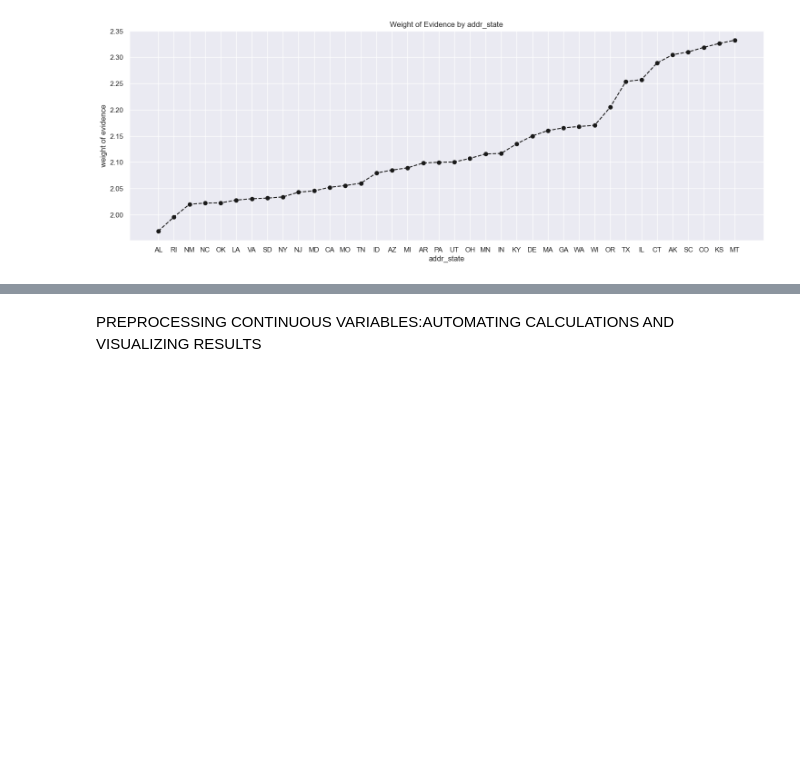
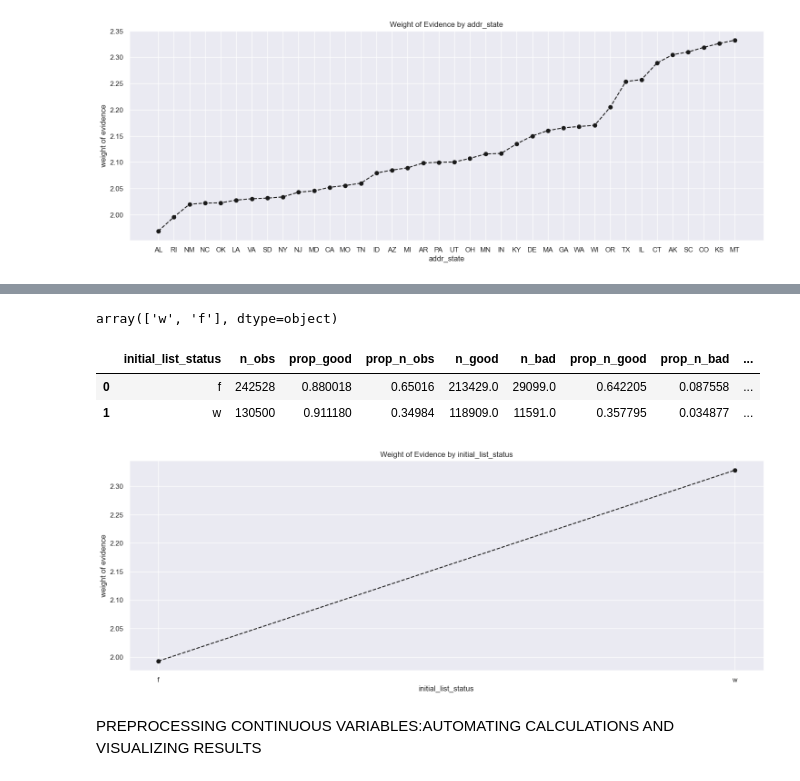
Before and after one commit to UpadhyayShweta/credit_risk_analysis, a Jupyter notebook: CreditRiskAnalysis_preprocessing_1.ipynb, the cells around one changed output, grey strips where cells are left out. Drawn from its saved outputs; the diff is of its cells as text; code cells hidden in the pictures; blank space fills up the shorter version.

```diff
--- a/CreditRiskAnalysis_preprocessing_1.ipynb
+++ b/CreditRiskAnalysis_preprocessing_1.ipynb
@@ -909,9 +968,21 @@ df_inputs_prepr['purpose:educ_sm_b_wedd_ren_en_mov_house']=sum([df_inputs_prepr[
 # %%
 #check the 'initial_list_status' unique values
+df_inputs_prepr['initial_list_status'].unique()
+# %% [output]
+array(['w', 'f'], dtype=object)
 # %%
-#apply the woe_discrete function
+#apply the woe_discrete function on 'initial_list_status'
+df_temp_ins = woe_discrete(X_train, 'initial_list_status', y_train)
+df_temp_ins.head(10)
+# %% [output]
+|  | initial_list_status | n_obs | prop_good | prop_n_obs | n_good | n_bad | prop_n_good | prop_n_bad | ... |
+| 0 | f | 242528 | 0.880018 | 0.65016 | 213429.0 | 29099.0 | 0.642205 | 0.087558 | ... |
+| 1 | w | 130500 | 0.911180 | 0.34984 | 118909.0 | 11591.0 | 0.357795 | 0.034877 | ... |
 # %%
 #plot the woe plot
+plot_by_woe(df_temp_ins)
+# %% [output]
+[figure, added]
 # %% [markdown]
 PREPROCESSING CONTINUOUS VARIABLES:AUTOMATING CALCULATIONS AND VISUALIZING RESULTS
 # %%
```
Also changed, not shown: parts of 82 cells of this notebook.
